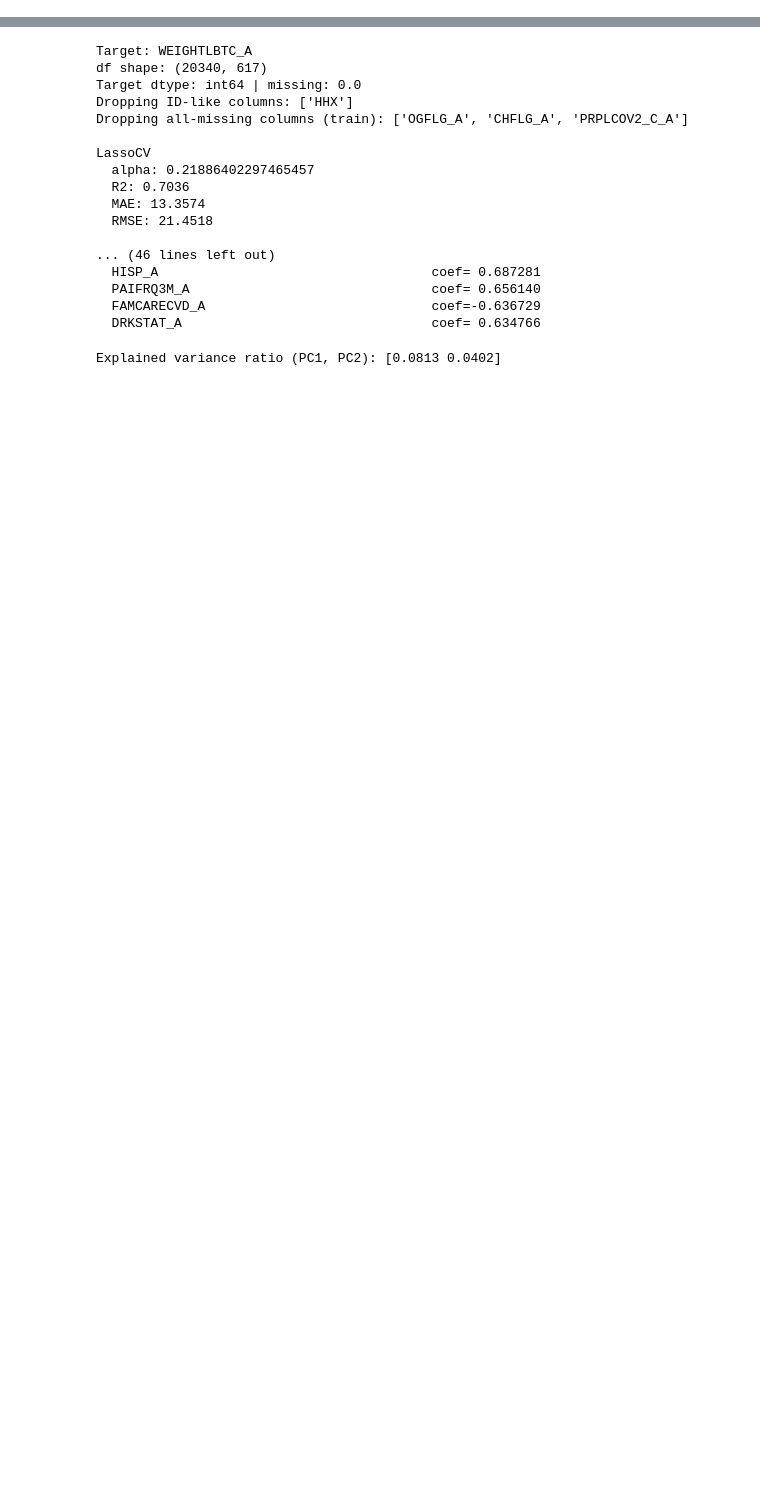
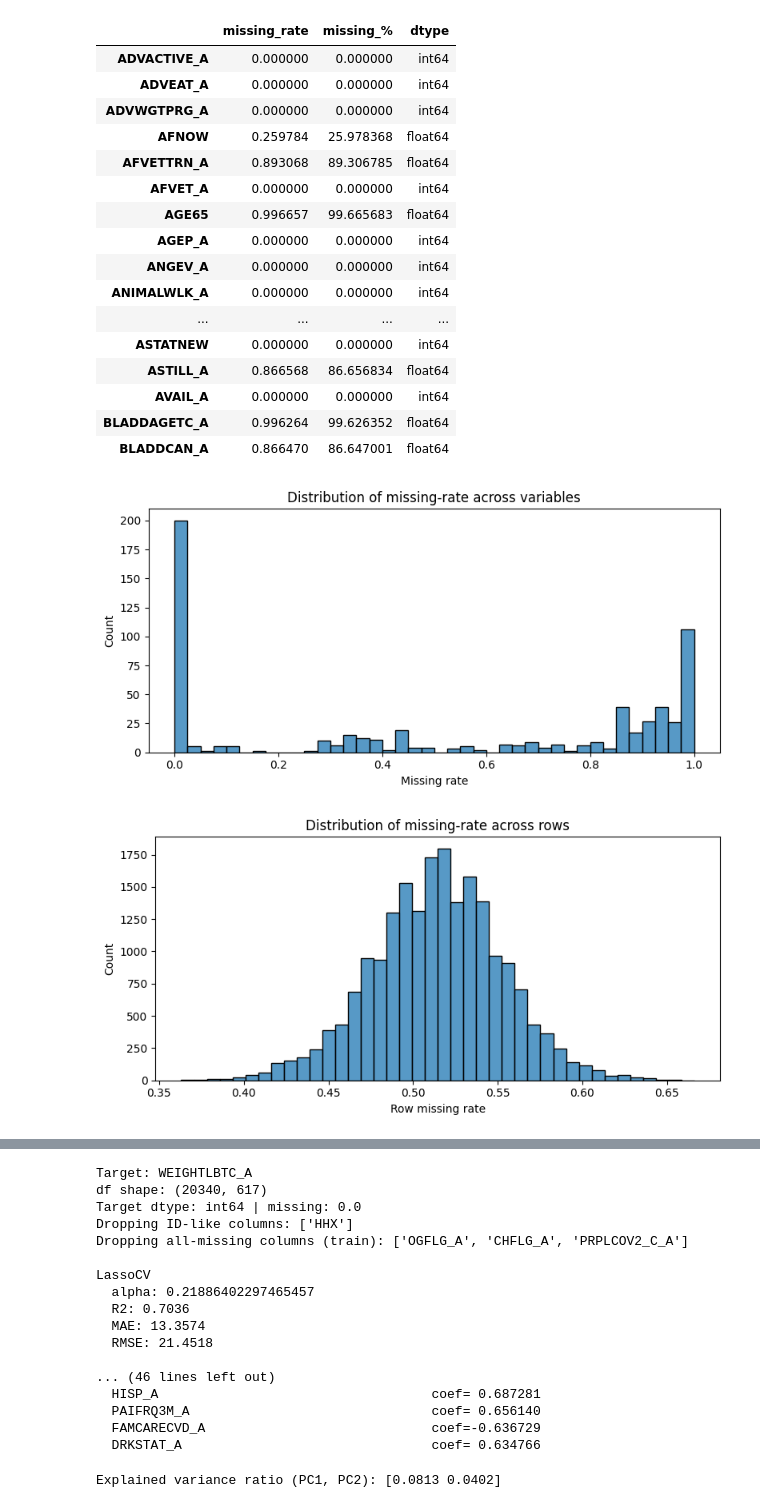
Before and after one commit to McJack3d/ML-Assignement, a Jupyter notebook: MLassignement.ipynb, the cells around one changed output, grey strips where cells are left out. Saved outputs shown, nothing was run; the diff lists cells and outputs as text; code cells hidden in the pictures; blank space fills up the shorter version.

```diff
--- a/MLassignement.ipynb
+++ b/MLassignement.ipynb
@@ -25,0 +83,35 @@ print(df.head())
+# %%
+# ---- 2.2 Missing data overview ----
+missing_rate = df.isna().mean().sort_values(ascending=False)
+missing_df = pd.DataFrame({
+    "missing_rate": missing_rate,
+    "missing_%": 100.0 * missing_rate,
+    "dtype": df.dtypes.astype(str),
+})
+
+print("Overall missingness:")
+print("  variables:", df.shape[1])
+print("  rows:", df.shape[0])
+print("  completely-empty columns:", int((missing_rate == 1.0).sum()))
+print("  completely-full columns:", int((missing_rate == 0.0).sum()))
+
+print("\nTop 30 variables by missing %:")
+display(missing_df.head(30))
+
+# Missingness distribution across variables
+plt.figure(figsize=(8, 4))
+sns.histplot(missing_rate.values, bins=40)
+plt.title("Distribution of missing-rate across variables")
+plt.xlabel("Missing rate")
+plt.tight_layout()
+plt.show()
+
+# Missingness per row (how many fields are missing in each record)
+row_missing = df.isna().mean(axis=1)
+plt.figure(figsize=(8, 4))
+sns.histplot(row_missing.values, bins=40)
+plt.title("Distribution of missing-rate across rows")
+plt.xlabel("Row missing rate")
+plt.tight_layout()
+plt.show()
+# %% [output]
@@ -25,0 +125,19 @@ print(df.head())
+|  | missing_rate | missing_% | dtype |
+| ADVACTIVE_A | 0.000000 | 0.000000 | int64 |
+| ADVEAT_A | 0.000000 | 0.000000 | int64 |
+| ADVWGTPRG_A | 0.000000 | 0.000000 | int64 |
+| AFNOW | 0.259784 | 25.978368 | float64 |
+| AFVETTRN_A | 0.893068 | 89.306785 | float64 |
+| AFVET_A | 0.000000 | 0.000000 | int64 |
+| AGE65 | 0.996657 | 99.665683 | float64 |
+| AGEP_A | 0.000000 | 0.000000 | int64 |
+| ANGEV_A | 0.000000 | 0.000000 | int64 |
+| ANIMALWLK_A | 0.000000 | 0.000000 | int64 |
+| ... | ... | ... | ... |
+| ASTATNEW | 0.000000 | 0.000000 | int64 |
+| ASTILL_A | 0.866568 | 86.656834 | float64 |
+| AVAIL_A | 0.000000 | 0.000000 | int64 |
+| BLADDAGETC_A | 0.996264 | 99.626352 | float64 |
+| BLADDCAN_A | 0.866470 | 86.647001 | float64 |
+[figure, added]
+[figure, added]
```
Also changed, not shown: parts of 17 cells of this notebook, 1 other file.
